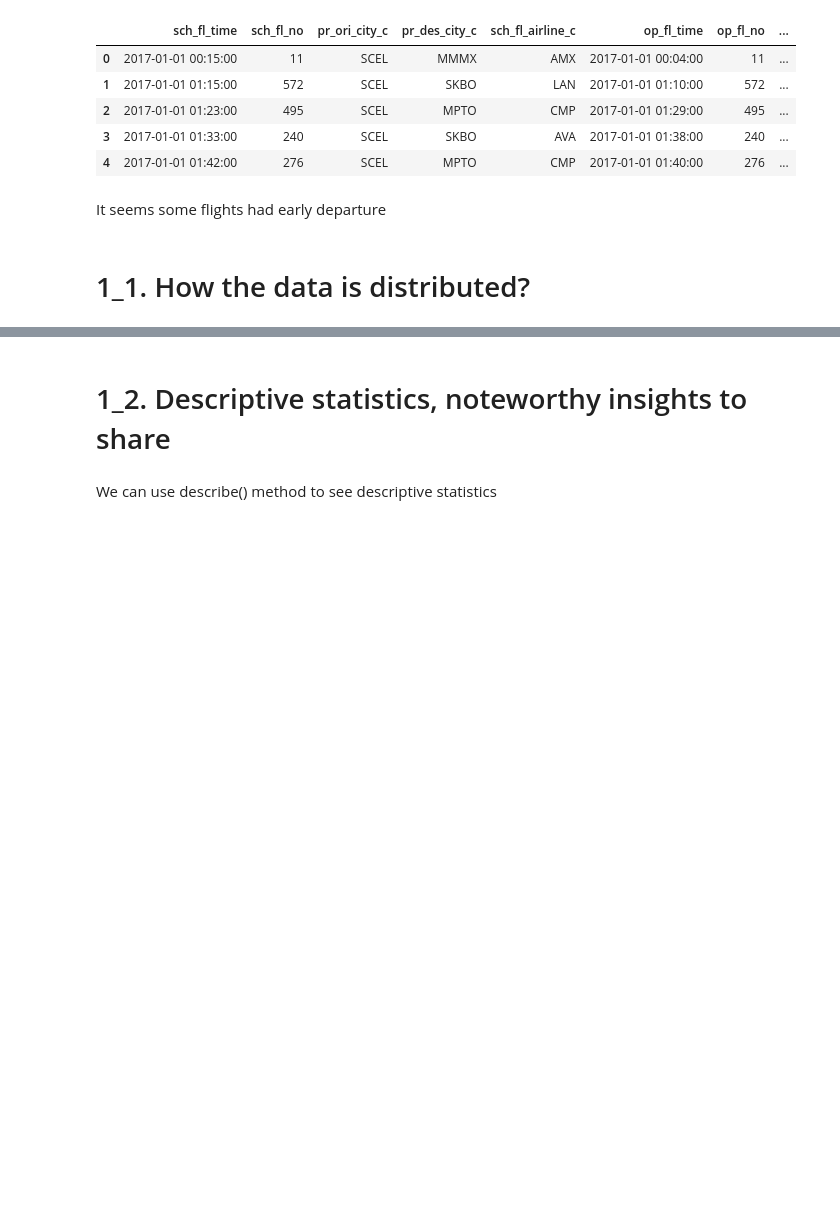
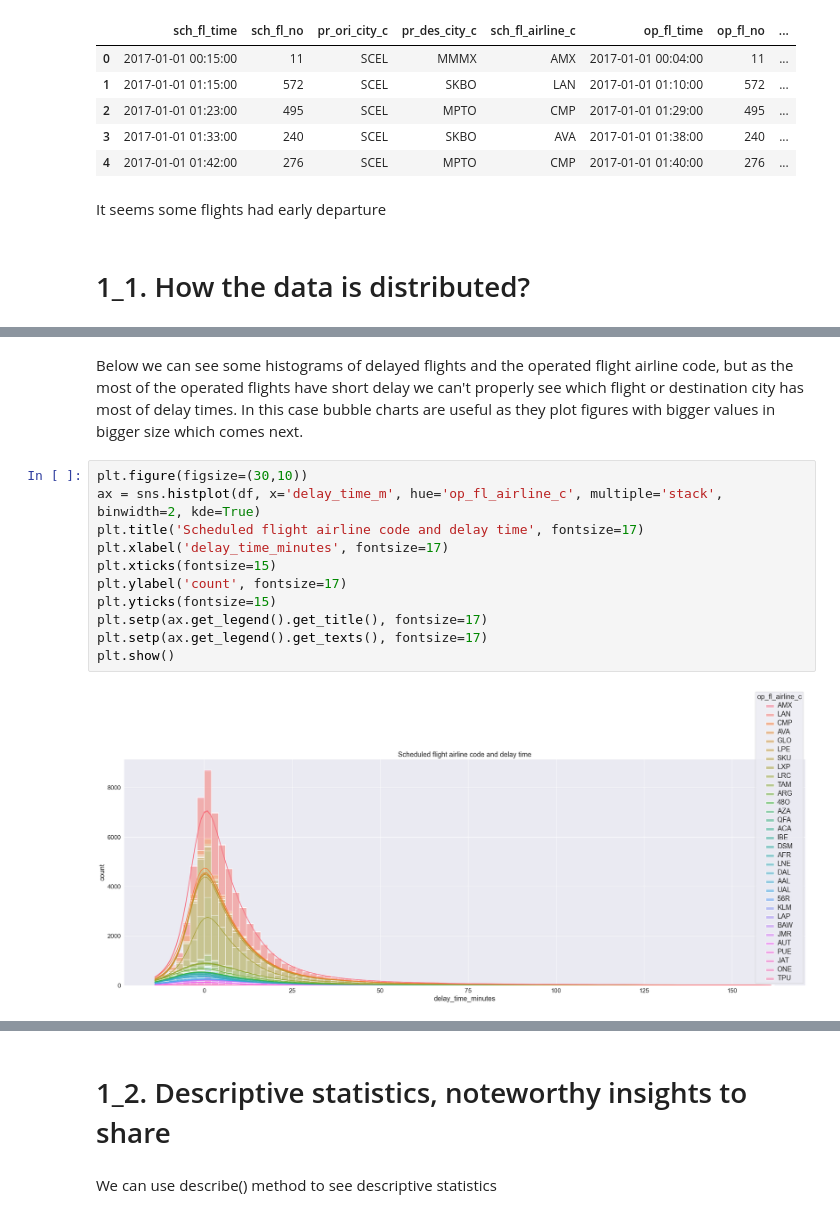
Before and after one commit to farhad-sadeghlo/LATAM_Airlines, a Jupyter notebook: solution.ipynb, the cells around one changed output, grey strips where cells are left out. Saved outputs shown, nothing was run; the diff lists cells and outputs as text; blank space fills up the shorter version.

```diff
--- a/solution.ipynb
+++ b/solution.ipynb
@@ -137,0 +149,15 @@ It seems some flights had early departure
+# %% [markdown]
+Below we can see some histograms of delayed flights and the operated flight airline code, but as the most of the operated flights have short delay we can't properly see which flight or destination city has most of delay times. In this case bubble charts are useful as they plot figures with bigger values in bigger size which comes next.
+# %%
+plt.figure(figsize=(30,10))
+ax = sns.histplot(df, x='delay_time_m', hue='op_fl_airline_c', multiple='stack', binwidth=2, kde=True)
+plt.title('Scheduled flight airline code and delay time', fontsize=17)
+plt.xlabel('delay_time_minutes', fontsize=17)
+plt.xticks(fontsize=15)
+plt.ylabel('count', fontsize=17)
+plt.yticks(fontsize=15)
+plt.setp(ax.get_legend().get_title(), fontsize=17)
+plt.setp(ax.get_legend().get_texts(), fontsize=17)
+plt.show()
+# %% [output]
+[figure, added]
```
Also changed, not shown: parts of 27 cells of this notebook.
